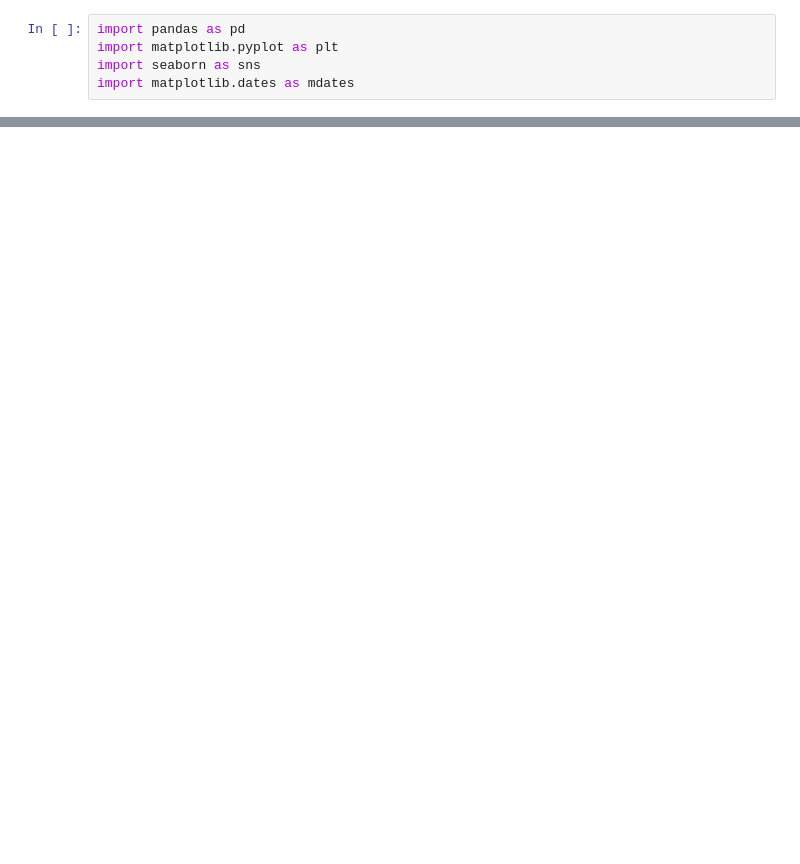
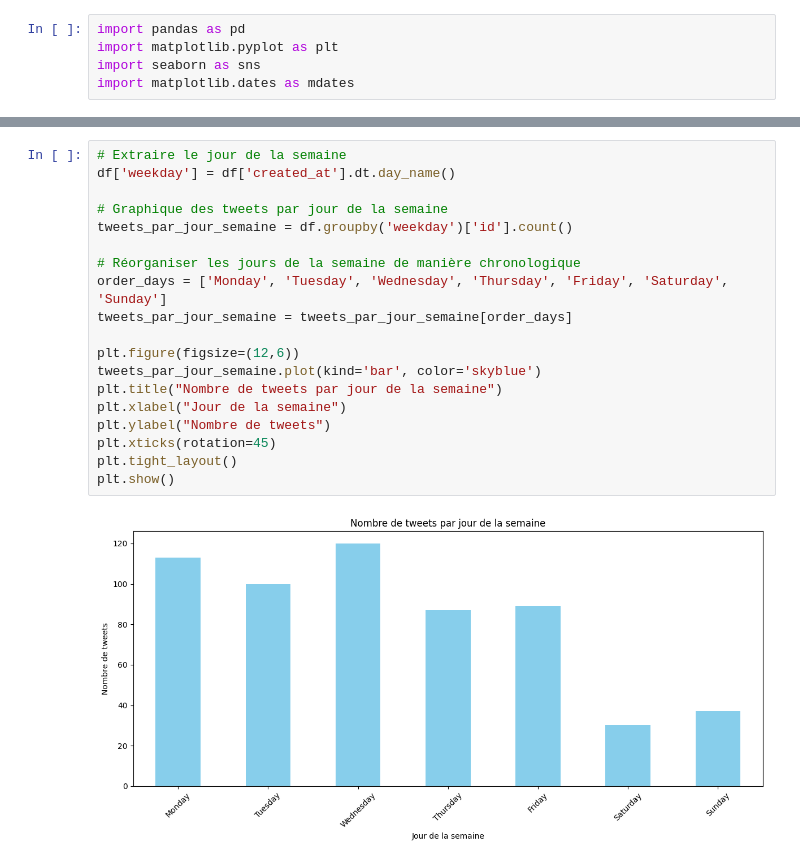
Before and after one commit to Ilyes360/engie, a Jupyter notebook: Graphe(Analyse)/Analyse.ipynb, the cells around one changed output, grey strips where cells are left out. Drawn from its saved outputs; the diff is of its cells as text; blank space fills up the shorter version.

```diff
--- a/Graphe(Analyse)/Analyse.ipynb
+++ b/Graphe(Analyse)/Analyse.ipynb
@@ -105,0 +62,21 @@ plt.show()
+# %%
+# Extraire le jour de la semaine
+df['weekday'] = df['created_at'].dt.day_name()
+
+# Graphique des tweets par jour de la semaine
+tweets_par_jour_semaine = df.groupby('weekday')['id'].count()
+
+# Réorganiser les jours de la semaine de manière chronologique
+order_days = ['Monday', 'Tuesday', 'Wednesday', 'Thursday', 'Friday', 'Saturday', 'Sunday']
+tweets_par_jour_semaine = tweets_par_jour_semaine[order_days]
+
+plt.figure(figsize=(12,6))
+tweets_par_jour_semaine.plot(kind='bar', color='skyblue')
+plt.title("Nombre de tweets par jour de la semaine")
+plt.xlabel("Jour de la semaine")
+plt.ylabel("Nombre de tweets")
+plt.xticks(rotation=45)
+plt.tight_layout()
+plt.show()
+# %% [output]
+[figure, added]
```
Also changed, not shown: parts of 15 cells of this notebook.
